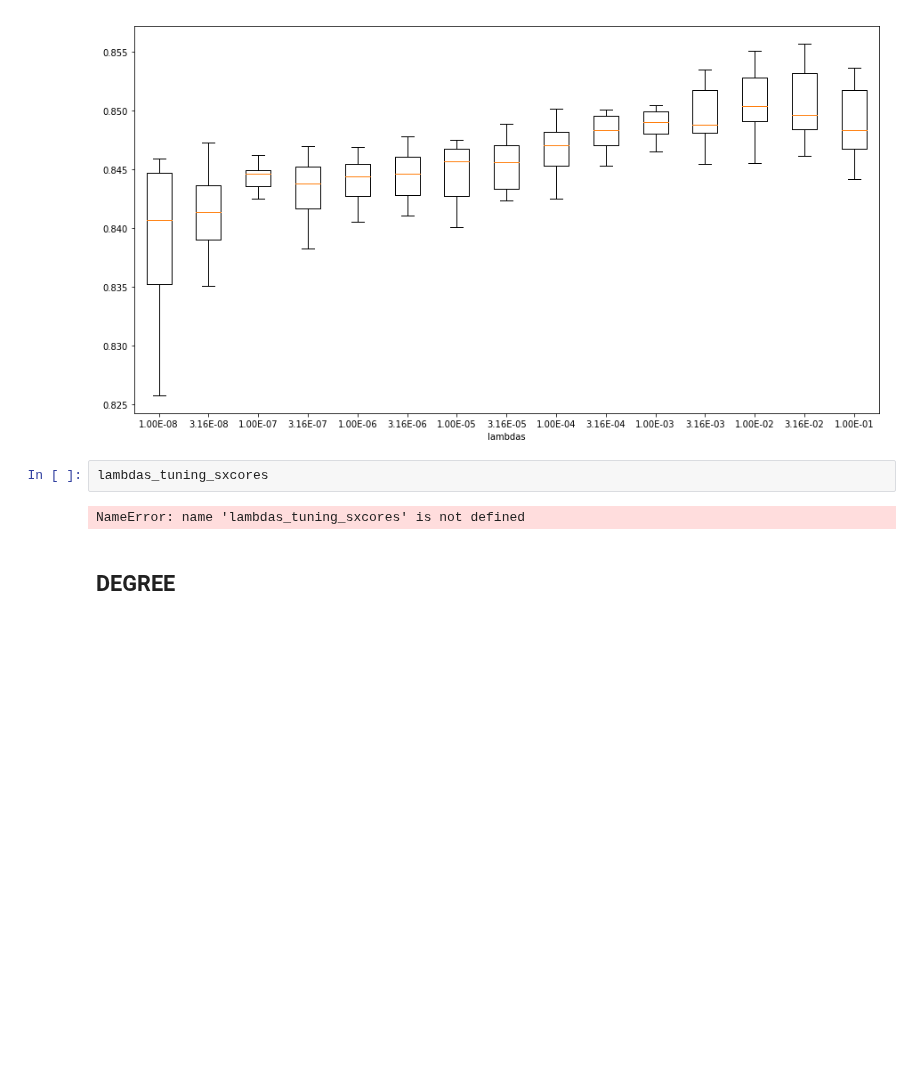
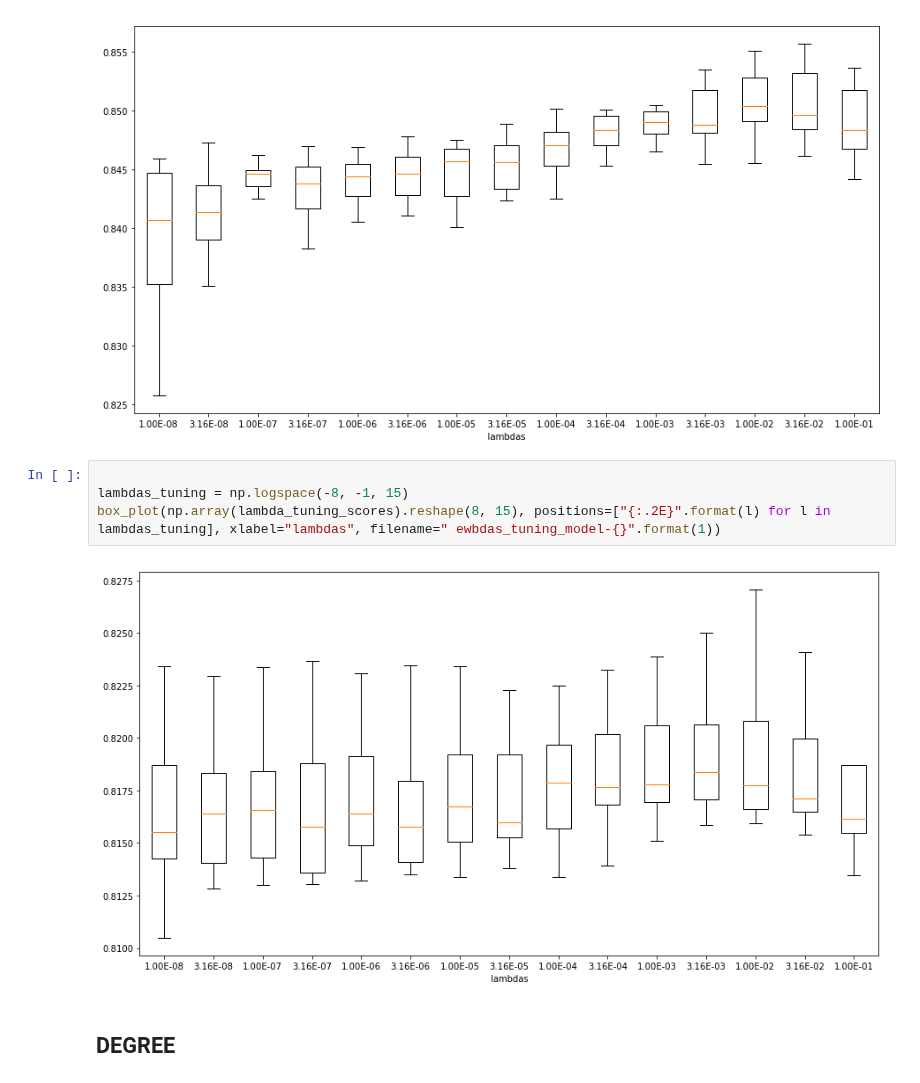
Before and after one commit to gregunz/MachineLearning2017, a Jupyter notebook: project01/implementation/gregunz/tuning.ipynb, the cells around one changed output. Cells and saved outputs as stored; diff of their text form; blank space fills up the shorter version.

```diff
--- a/project01/implementation/gregunz/tuning.ipynb
+++ b/project01/implementation/gregunz/tuning.ipynb
@@ -105,10 +105,12 @@ Final shape: (237985, 6126)
 box_plot(np.array(lambdas_tuning_scores).T, positions=["{:.2E}".format(l) for l in lambdas_tuning], xlabel="lambdas", filename="lambdas_tuning_model-{}".format(model_selected))
 # %% [output]
 [figure]
-# %%
-lambdas_tuning_sxcores
-# %% [output]
-NameError: name 'lambdas_tuning_sxcores' is not defined
+# %%
+
+lambdas_tuning = np.logspace(-8, -1, 15)
+box_plot(np.array(lambda_tuning_scores).reshape(8, 15), positions=["{:.2E}".format(l) for l in lambdas_tuning], xlabel="lambdas", filename=" ewbdas_tuning_model-{}".format(1))
+# %% [output]
+[figure, added]
 # %% [markdown]
 ## DEGREE
 # %%
```
Also changed, not shown: 32 other files.
